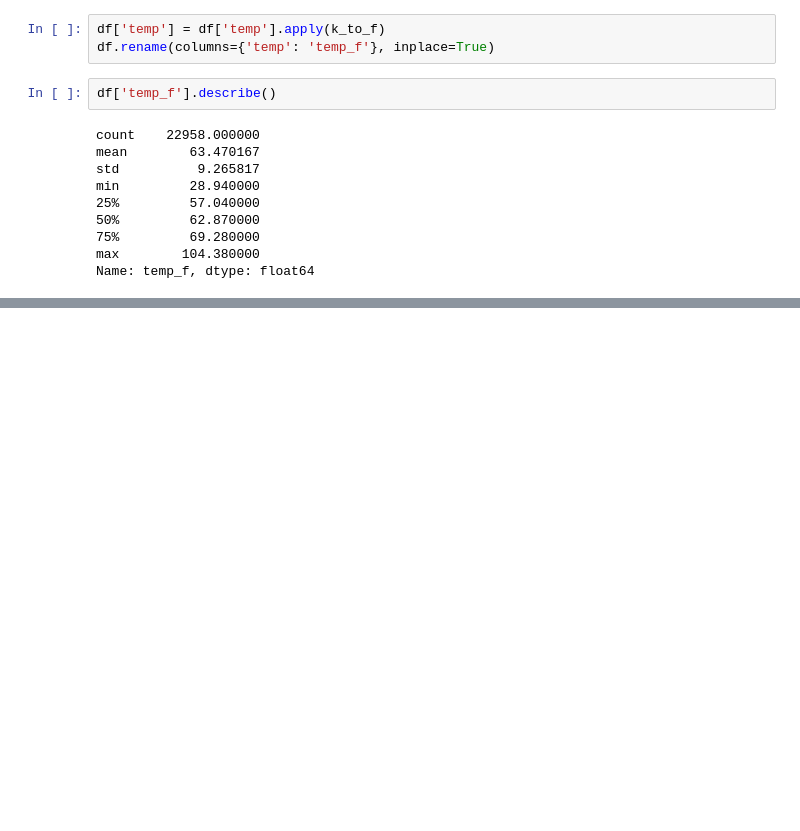
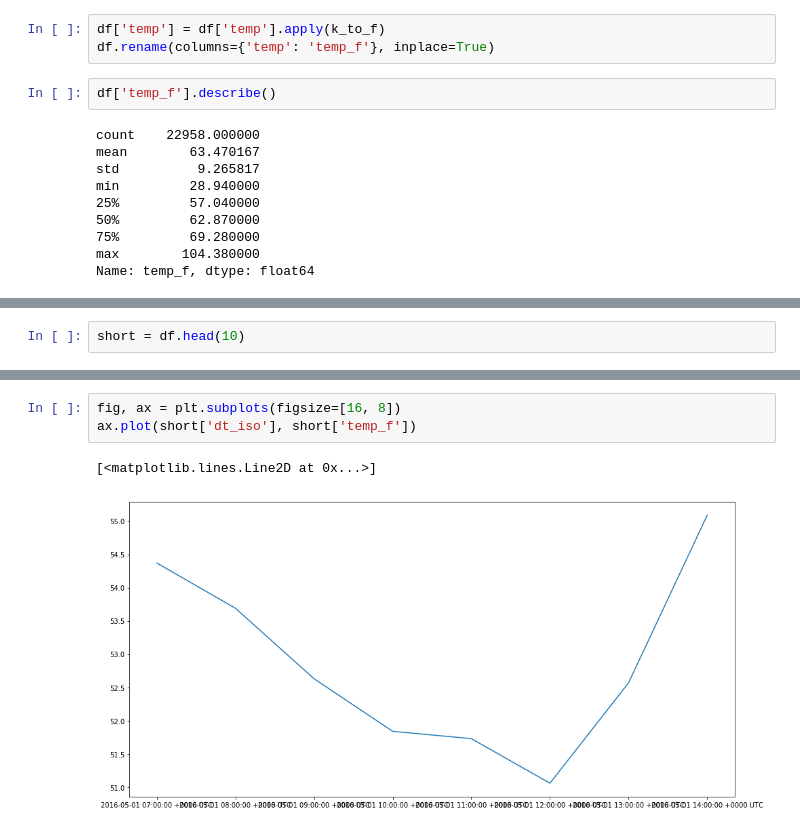
Before and after one commit to farhadOmidvar/311-San-Diego, a Jupyter notebook: notebooks/openweathermap/owm_temperature.ipynb, the cells around one changed output, grey strips where cells are left out. Saved outputs shown, nothing was run; the diff lists cells and outputs as text; blank space fills up the shorter version.

```diff
--- a/notebooks/openweathermap/owm_temperature.ipynb
+++ b/notebooks/openweathermap/owm_temperature.ipynb
@@ -57,0 +74,2 @@ df.to_csv(out_path)
+# %%
+short = df.head(10)
@@ -57,0 +106,6 @@ df.to_csv(out_path)
+# %%
+fig, ax = plt.subplots(figsize=[16, 8])
+ax.plot(short['dt_iso'], short['temp_f'])
+# %% [output]
+[<matplotlib.lines.Line2D at 0x...>]
+[figure, added]
```
Also changed, not shown: parts of 6 cells of this notebook, 6 other files.
